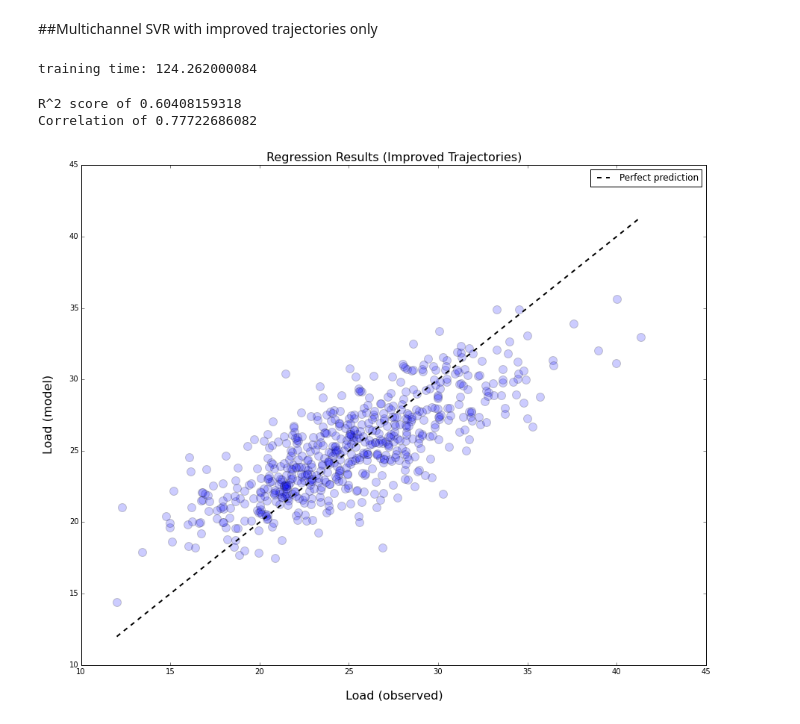
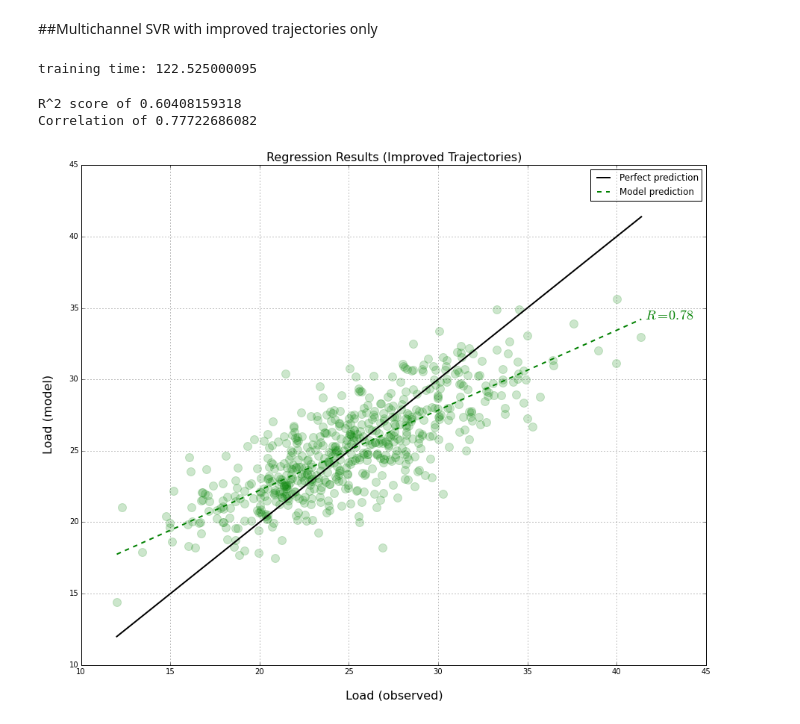
Before and after one commit to LCTPalmer/video_regression, a Jupyter notebook: code/ml_pl/final_model_pipeline_win.ipynb, the cells around one changed output. Saved outputs shown, nothing was run; the diff lists cells and outputs as text; code cells hidden in the pictures.

Commit message:
more mcsvr model types

```diff
--- a/code/ml_pl/final_model_pipeline_win.ipynb
+++ b/code/ml_pl/final_model_pipeline_win.ipynb
@@ -77,19 +82,39 @@ def save_results(video_name_list, y_test, y_pred, filename='SVR_final_results.cs
             cw.writerow(row)
 # %%
 #visualise
-def plot_regression(y_test, y_pred, title='Regression results'):
+def plot_regression(y_test, y_pred, score=None, scatter_color='blue', title='Regression results'):
+
+    #plot on axis
     fig, ax = plt.subplots(figsize=(15,12))
-    ax.scatter(y_test, y_pred, alpha=.2, s=120)
+    ax.scatter(y_test, y_pred, alpha=.2, s=120, color=scatter_color)
+
+    #perfect model line
     ax.plot([min(y_test), max(y_test)], [min(y_test), max(y_test)],
-            linestyle='--', color='k', linewidth=2, label='Perfect prediction')
+            linestyle='-', color='k', linewidth=2, label='Perfect prediction')
 
+    #line of best fit to the learned model
+    par = np.polyfit(y_test, y_pred, 1, full=True)
+    m = par[0][0]; c=par[0][1]
+    model_line_x = [min(y_test), max(y_test)]
+    model_line_y = [m*x + c for x in model_line_x]
+    ax.plot(model_line_x, model_line_y,
+            linestyle='--', color=scatter_color, linewidth=2, label='Model prediction')
+
+    #put in the R score
+    if score:
+        ax.text(model_line_x[1]+.2, model_line_y[1], r'$R={:.2f}$'.format(score), fontsize=18, color=scatter_color)
+
+    #axis formatting
     ax.set_xlim([10,45])
     ax.set_ylim([10,45])
-
     ax.set_xlabel(r'Load (observed)', fontsize=16, labelpad=20)
     ax.set_ylabel(r'Load (model)', fontsize=16, labelpad=20)
     ax.set_title(title, fontsize=16)
+
+    #misc
     ax.legend()
+    ax.grid(True)
+
     return fig, ax
 # %% [markdown]
 ##Data preparation
@@ -151,11 +213,11 @@ kernel_param_tuple = tuple(kernel_param_list)
 # %%
 t0= time.time()
 mcsvr = MultiChannelSVR2(num_channels=5, model_param_dict={'C':5}, kernel_param_tuple=kernel_param_tuple)
-mcsvr.fit(X_train, y_train)
+mcsvr.fit(X_train, y_train, sample_weight=None)
 t1 = time.time()-t0
 print 'training time: {0}'.format(t1)
 # %% [output]
-training time: 124.262000084
+training time: 122.525000095
 # %%
 #predict
 y_pred = mcsvr.predict(X_test)
@@ -165,6 +227,6 @@ print 'R^2 score of {0} \nCorrelation of {1}'.format(score, np.sqrt(score))
 R^2 score of 0.60408159318
 Correlation of 0.77722686082
 # %%
-fig, ax = plot_regression(y_test, y_pred, title='Regression Results (Improved Trajectories)')
+fig, ax = plot_regression(y_test, y_pred, score=np.sqrt(score), scatter_color='green', title='Regression Results (Improved Trajectories)')
 # %% [output]
-[figure, old version]
+[figure, new version]
```
Also changed, not shown: parts of 10 cells of this notebook, 5 other files.
